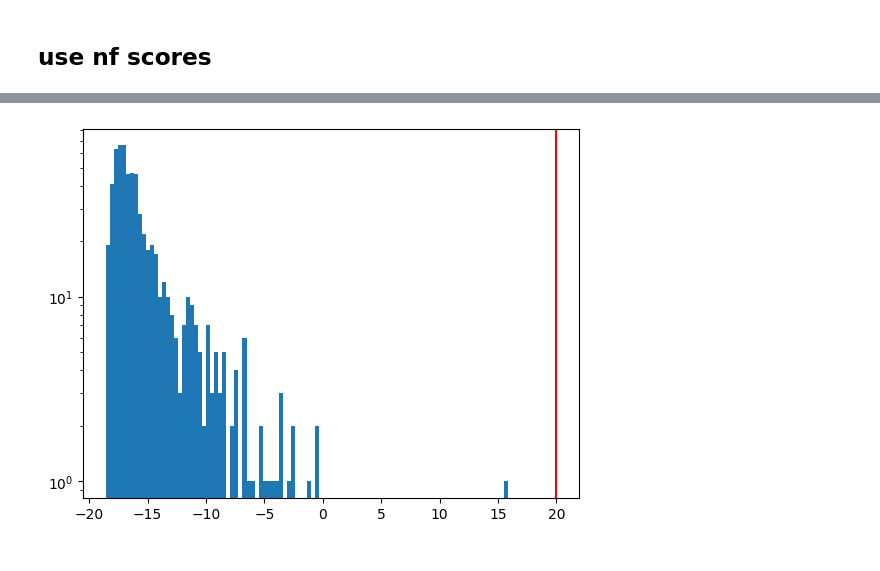
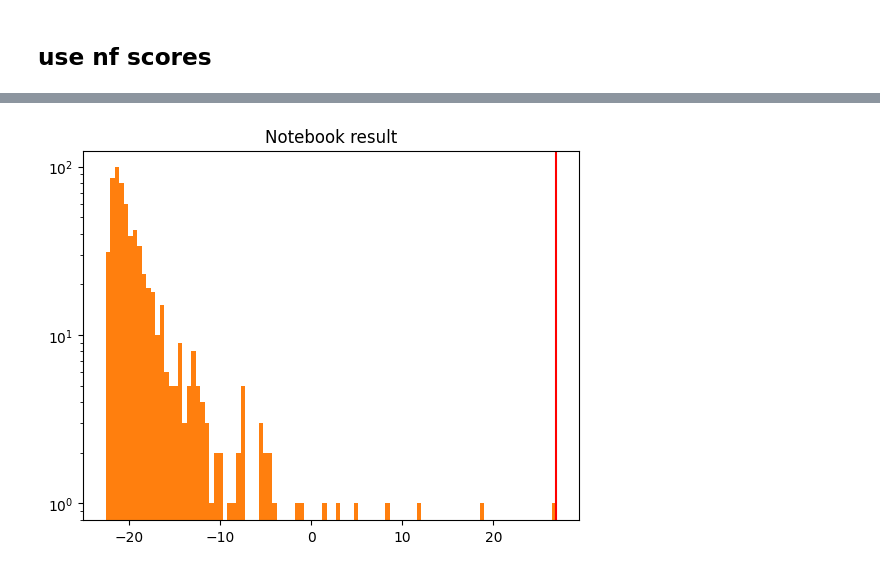
Before and after one commit to ML4GW/gwak, a Jupyter notebook: gwak/deploy/notebooks/roc_curves.ipynb, the cells around one changed output, grey strips where cells are left out. Drawn from its saved outputs; the diff is of its cells as text; code cells hidden in the pictures.

```diff
--- a/gwak/deploy/notebooks/roc_curves.ipynb
+++ b/gwak/deploy/notebooks/roc_curves.ipynb
@@ -170,6 +411,19 @@ iter 1/1
 # %%
-# all_scores = np.load("roc_data/nf_scores.npy")
-# all_labels = np.load("roc_data/labels.npy")
-# all_snrs = np.load("roc_data/snrs.npy")
-# all_embeddings = np.load("roc_data/embeddings.npy")
-# all_binary_labels = (all_labels!=8).astype(np.float32)
+
+
+roc_dir = Path("/home/hongyin.chen/anti_gravity/gwak/gwak/output/roc_data_new")
+roc_dir.mkdir(parents=True, exist_ok=True)
+
+np.save(roc_dir / "nf_scores.npy",all_scores)
+np.save(roc_dir / "c_scores.npy",c_all_scores)
+np.save(roc_dir / "labels.npy",all_labels)
+np.save(roc_dir / "snrs.npy",all_snrs)
+np.save(roc_dir / "embeddings.npy",all_embeddings)
+
+
+all_scores = np.load(roc_dir / "nf_scores.npy")
+c_all_scores = np.load(roc_dir / "c_scores.npy")
+all_labels = np.load(roc_dir / "labels.npy")
+all_snrs = np.load(roc_dir / "snrs.npy")
+all_embeddings = np.load(roc_dir / "embeddings.npy")
+all_binary_labels = (all_labels!=8).astype(np.float32)
@@ -234,21 +493,25 @@ plt.show()
 # %%
-# segment_duration = 0.5
-# year_sec = 3.154e7
+segment_duration = 0.5
+year_sec = 3.154e7
 
-# fraction_1yr = (1.0 / year_sec) * segment_duration
+fraction_1yr = (1.0 / year_sec) * segment_duration
 # # Extract background-only data
 bg_mask = (all_labels == 8)
 bg_scores = all_scores[bg_mask]
-# threshold_1yr= np.quantile(bg_scores,1-fraction_1yr)
+c_bg_scores = c_all_scores[bg_mask]
+threshold_1yr= np.quantile(bg_scores,1-fraction_1yr)
 
 
-threshold_1yr = 20
+# threshold_1yr = 20
+plt.title("Notebook result")
 
-h = plt.hist(bg_scores,bins=100)
+
+h_2 = plt.hist(c_bg_scores,bins=100)
+h_1 = plt.hist(bg_scores,bins=100)
 plt.axvline(threshold_1yr,color='red')
 plt.yscale('log')
 # %% [output]
-[figure, old version]
+[figure, new version]
 # %%
 import numpy as np
 import torch
```
Also changed, not shown: parts of 17 cells of this notebook, 8 other files.
